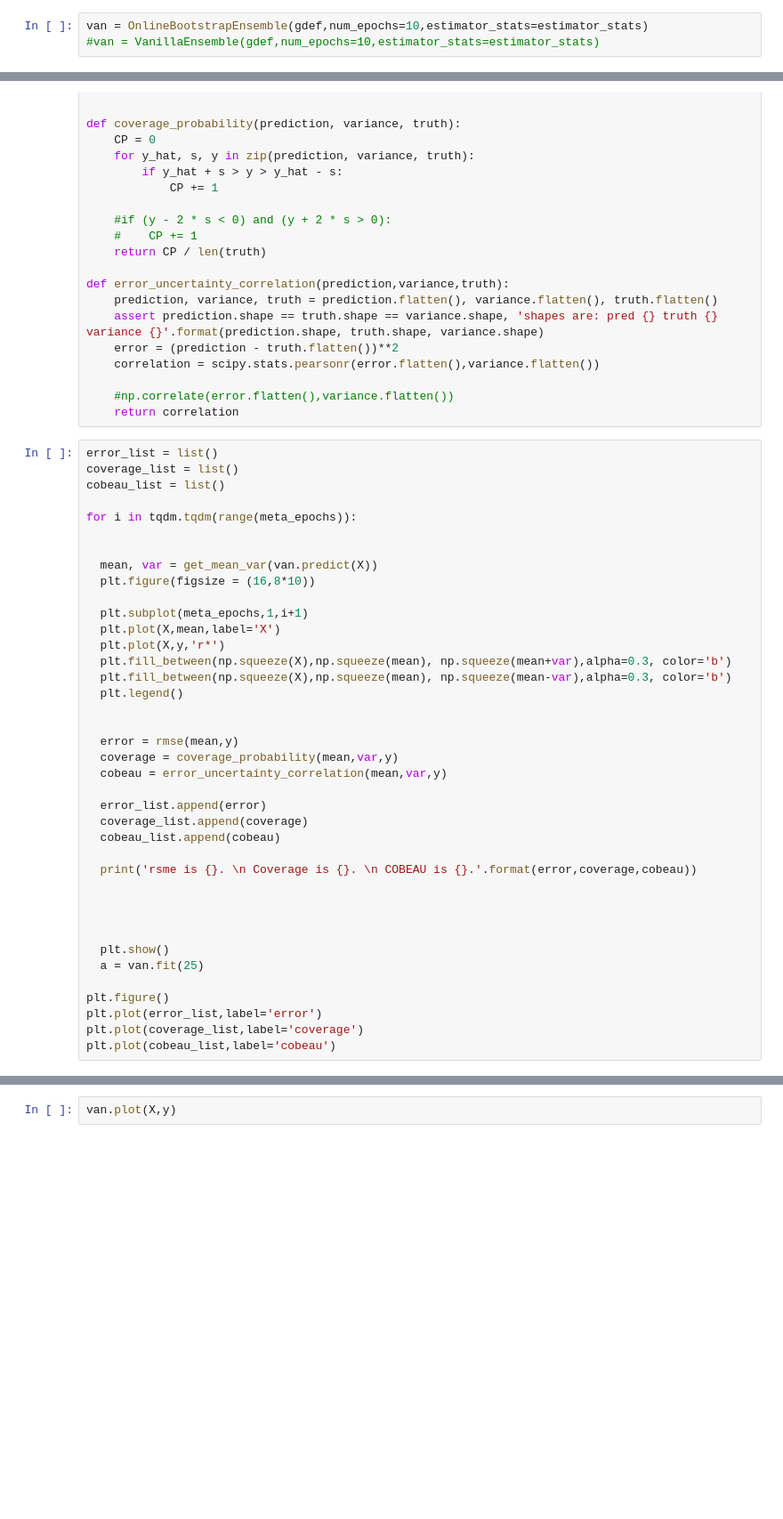
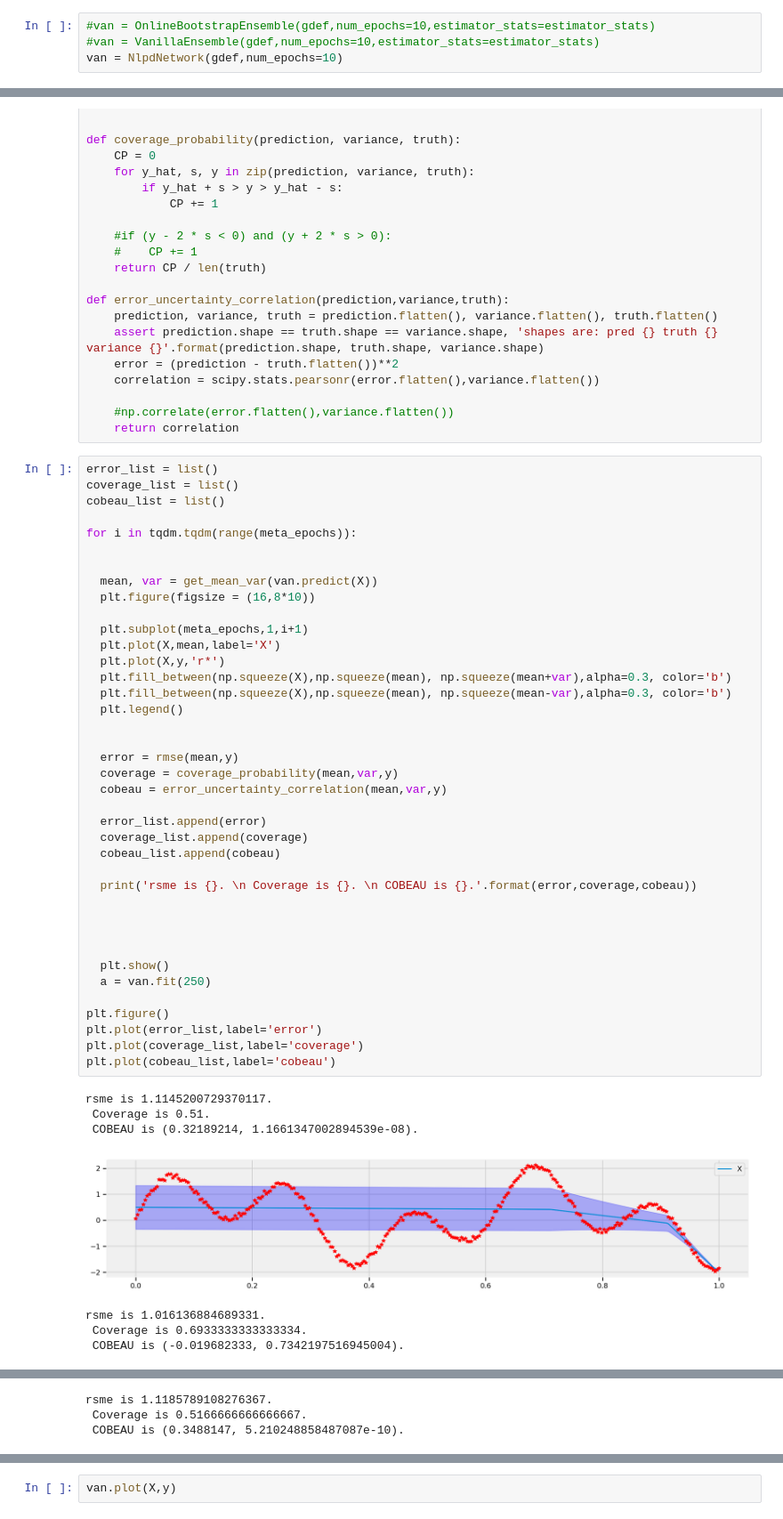
Before and after one commit to wooohoooo/tensorflow_1.X_playground, a Jupyter notebook: regression/notebooks/tf_datasets_ensemble.ipynb, the cells around one changed output, grey strips where cells are left out. Shown at 89% size. Cells and saved outputs as stored; diff of their text form; blank space fills up the shorter version.

Commit message:
added NLPD nmetwork. needs refinement

```diff
--- a/regression/notebooks/tf_datasets_ensemble.ipynb
+++ b/regression/notebooks/tf_datasets_ensemble.ipynb
@@ -96,5 +101,6 @@ estimator_stats = [{
     #activagtions:tf.nn.relu  #tf.nn.tanh
         } for seed, num_neurons in zip(seeds,layers)]
 # %%
-van = OnlineBootstrapEnsemble(gdef,num_epochs=10,estimator_stats=estimator_stats)
+#van = OnlineBootstrapEnsemble(gdef,num_epochs=10,estimator_stats=estimator_stats)
 #van = VanillaEnsemble(gdef,num_epochs=10,estimator_stats=estimator_stats)
+van = NlpdNetwork(gdef,num_epochs=10)
@@ -164,31 +186,39 @@ for i in tqdm.tqdm(range(meta_epochs)):
   mean, var = get_mean_var(van.predict(X))
   plt.figure(figsize = (16,8*10))
 
   plt.subplot(meta_epochs,1,i+1)
   plt.plot(X,mean,label='X')
   plt.plot(X,y,'r*')
   plt.fill_between(np.squeeze(X),np.squeeze(mean), np.squeeze(mean+var),alpha=0.3, color='b')
   plt.fill_between(np.squeeze(X),np.squeeze(mean), np.squeeze(mean-var),alpha=0.3, color='b')
   plt.legend()
 
 
   error = rmse(mean,y)
   coverage = coverage_probability(mean,var,y)
   cobeau = error_uncertainty_correlation(mean,var,y)
 
   error_list.append(error)
   coverage_list.append(coverage)
   cobeau_list.append(cobeau)
 
   print('rsme is {}. \n Coverage is {}. \n COBEAU is {}.'.format(error,coverage,cobeau))
 
 
 
 
   plt.show()
-  a = van.fit(25)
+  a = van.fit(250)
 
 plt.figure()
 plt.plot(error_list,label='error')
 plt.plot(coverage_list,label='coverage')
 plt.plot(cobeau_list,label='cobeau')
+# %% [output]
+rsme is 1.1145200729370117.
+ Coverage is 0.51.
+ COBEAU is (0.32189214, 1.1661347002894539e-08).
+[figure, added]
+rsme is 1.016136884689331.
+ Coverage is 0.6933333333333334.
+ COBEAU is (-0.019682333, 0.7342197516945004).
@@ -194,0 +226,3 @@ plt.plot(cobeau_list,label='cobeau')
+rsme is 1.1185789108276367.
+ Coverage is 0.5166666666666667.
+ COBEAU is (0.3488147, 5.210248858487087e-10).
```
Also changed, not shown: parts of 7 cells of this notebook, 1 other file.
